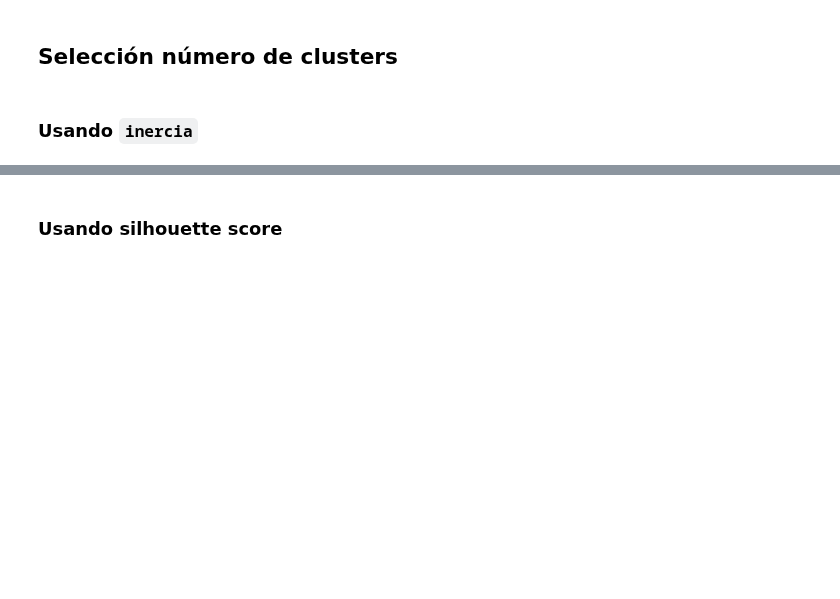
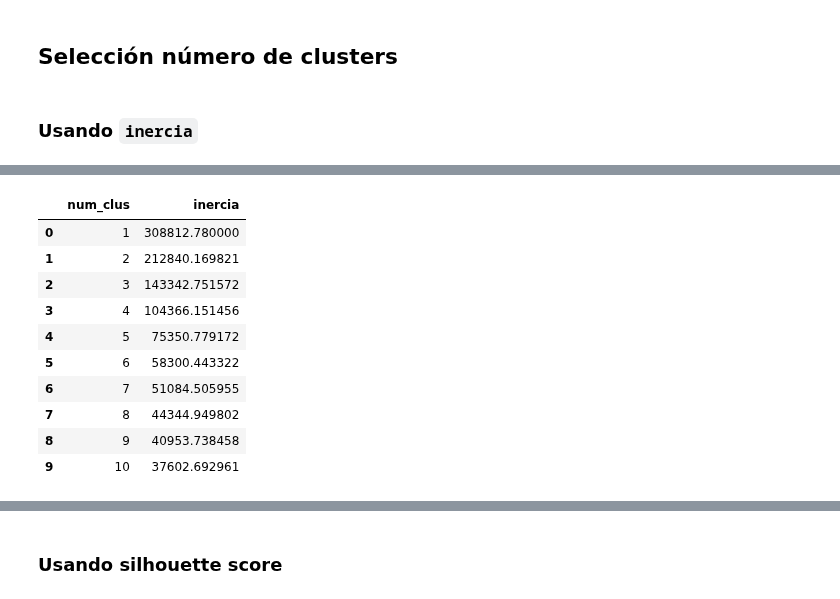
Before and after one commit to Ironhack-Part-Time-Enero2022/apuntes-clases, a Jupyter notebook: semana-19/19.1-Clustering.ipynb, the cells around one changed output, grey strips where cells are left out. Saved outputs shown, nothing was run; the diff lists cells and outputs as text; code cells hidden in the pictures; blank space fills up the shorter version.

```diff
--- a/semana-19/19.1-Clustering.ipynb
+++ b/semana-19/19.1-Clustering.ipynb
@@ -148,0 +164,18 @@ plt.show()
+# %%
+# convertimos el diccionario a dataframe
+
+inercias_results = pd.DataFrame(inercia, index = [0]).T.reset_index()
+inercias_results.columns = ["num_clus", "inercia"]
+inercias_results
+# %% [output]
+|  | num_clus | inercia |
+| 0 | 1 | 308812.780000 |
+| 1 | 2 | 212840.169821 |
+| 2 | 3 | 143342.751572 |
+| 3 | 4 | 104366.151456 |
+| 4 | 5 | 75350.779172 |
+| 5 | 6 | 58300.443322 |
+| 6 | 7 | 51084.505955 |
+| 7 | 8 | 44344.949802 |
+| 8 | 9 | 40953.738458 |
+| 9 | 10 | 37602.692961 |
```
Also changed, not shown: parts of 14 cells of this notebook, 1 other file.
